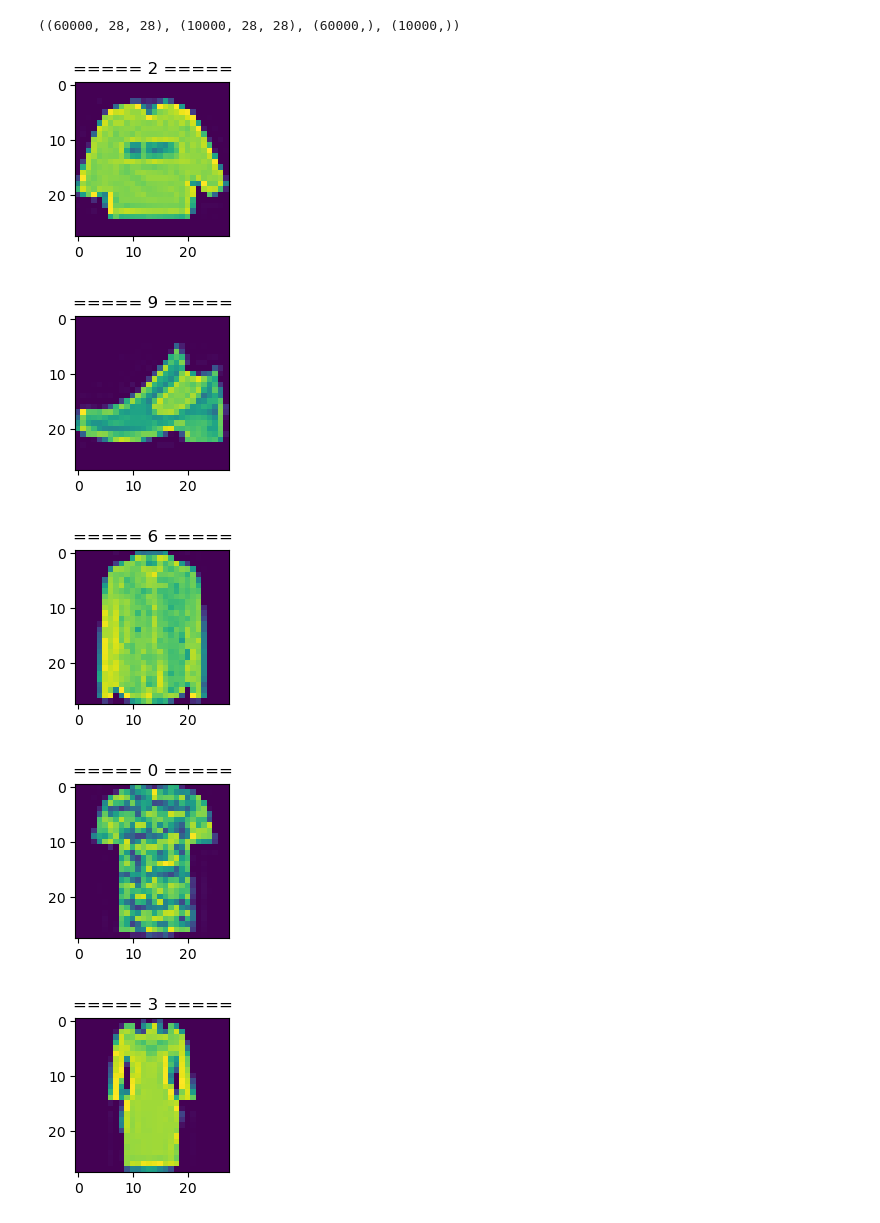
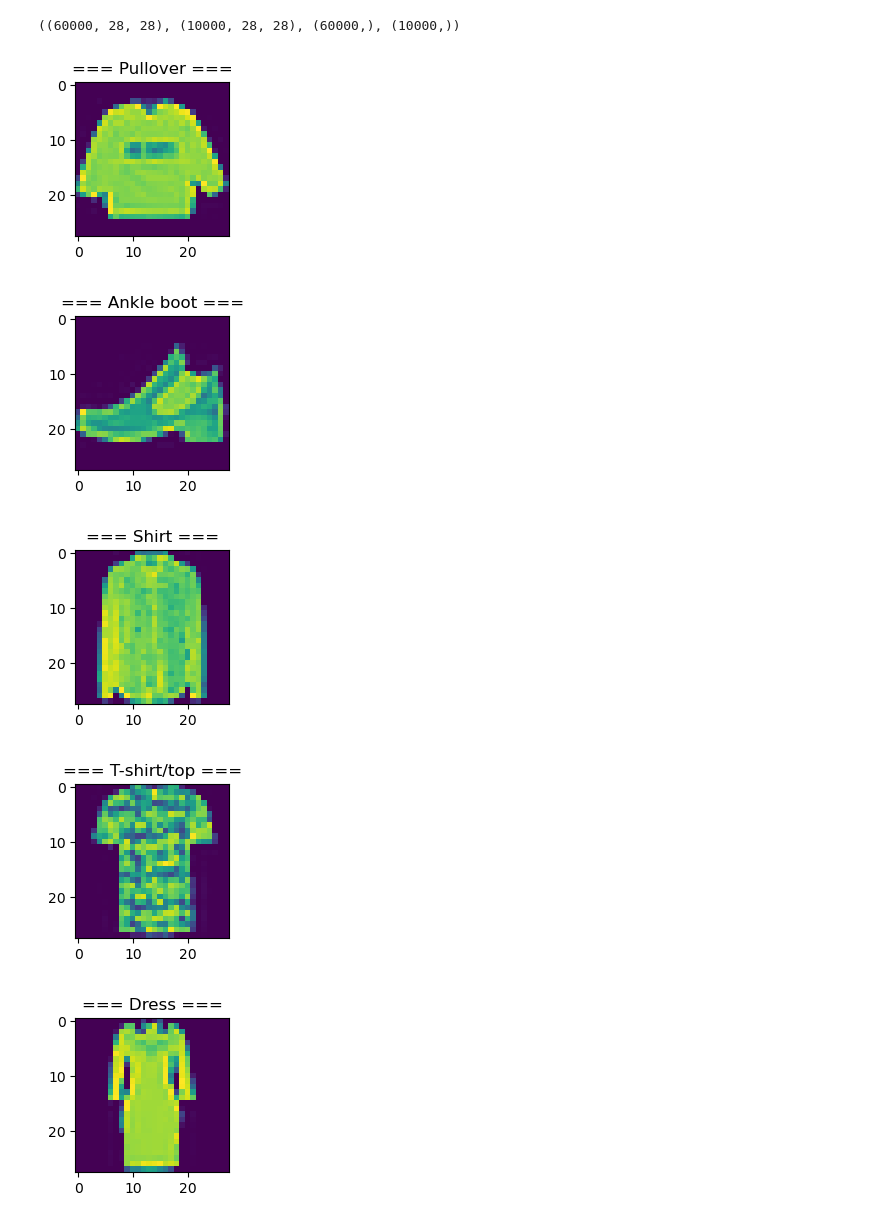
Before and after one commit to pavankumarbalijepalli/cv-image-classification-lbd, a Jupyter notebook: mnist-fashion.ipynb, the cells around one changed output. Saved outputs shown, nothing was run; the diff lists cells and outputs as text; code cells hidden in the pictures.

```diff
--- a/mnist-fashion.ipynb
+++ b/mnist-fashion.ipynb
@@ -29,11 +97,11 @@ train_data.shape, test_data.shape, train_label.shape, test_label.shape
 # %%
 for i in range(5):
     plt.figure(figsize=(2,2))
-    plt.title(f"===== {train_label[i]} =====")
+    plt.title(f"=== {label_to_class[train_label[i]]} ===")
     plt.imshow(train_data[i])
 # %% [output]
-[figure, old version]
+[figure, new version]
-[figure, old version]
+[figure, new version]
-[figure, old version]
+[figure, new version]
-[figure, old version]
+[figure, new version]
-[figure, old version]
+[figure, new version]
```
Also changed, not shown: parts of 7 cells of this notebook.
